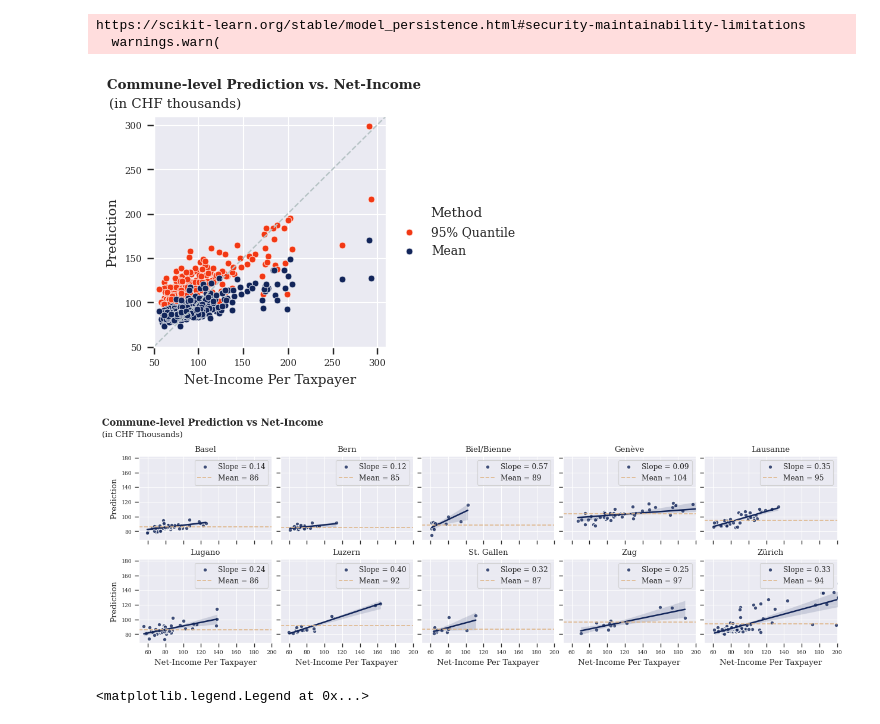
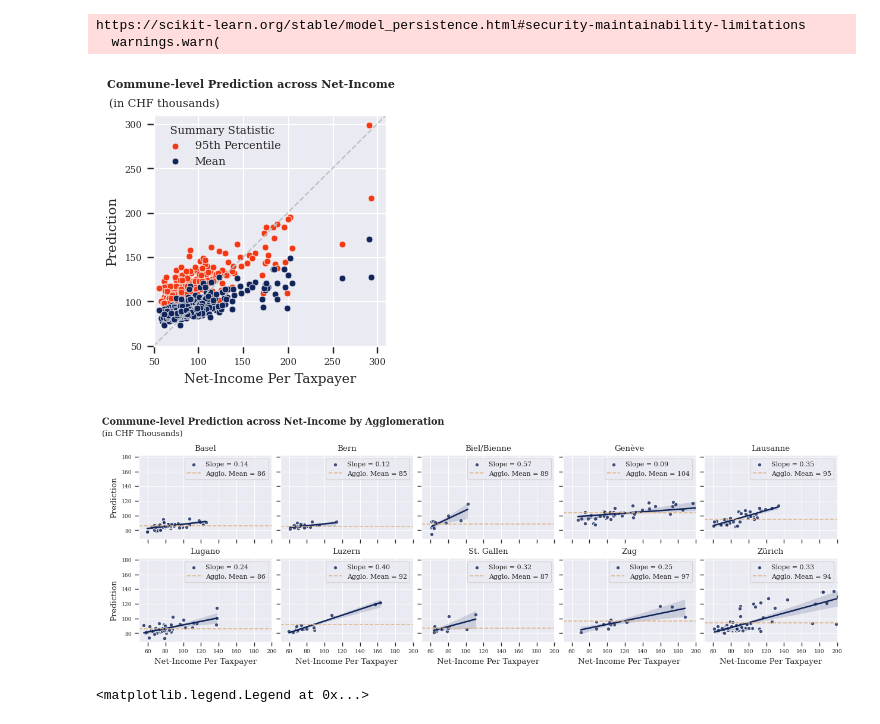
Before and after one commit to AdamSwietek/LUP_VisualCapital, a Jupyter notebook: notebooks/explore/explore_model_error.ipynb, the cells around one changed output. Drawn from its saved outputs; the diff is of its cells as text; code cells hidden in the pictures.

```diff
--- a/notebooks/explore/explore_model_error.ipynb
+++ b/notebooks/explore/explore_model_error.ipynb
@@ -17,8 +17,11 @@ sns.set_style('darkgrid')
 sns.set_context("paper", font_scale = 1)
 
 plt.rc('font', family='serif')
+
 plt.rc('xtick', labelsize='x-small')
 plt.rc('ytick', labelsize='x-small')
+plt.rc('legend', title_fontsize='small', fontsize='small')
+
 
 plt.rcParams['svg.fonttype'] = 'none'
 # %%
@@ -86,41 +89,40 @@ f, ax = plt.subplots(figsize = (3,3))
 
 sns.scatterplot(data = dfcomm, ax = ax,
             x = 'net_income_ptp', y = '95%',
             color = color_palette[2],#wesanderson.Zissou_5.mpl_colors[2],
             edgecolor="white",
             # alpha = .75,
-            label = '95% Quantile')
+            label = '95th Percentile')
 sns.scatterplot(data = dfcomm, ax = ax,
             x = 'net_income_ptp', y = 'mean',
             color = color_palette[1],#wesanderson.Zissou_5.mpl_colors[1],
             edgecolor="white",
             # alpha = .75,
             label = 'Mean')
 
-sns.move_legend(ax, "center left",frameon = False, title = 'Method', bbox_to_anchor=(1,.5))
+sns.move_legend(ax, "upper left", frameon = False, title = 'Summary Statistic', fontsize = 'small')
 
-
-ax.set_xlabel("Net-Income Per Taxpayer")
-ax.set_ylabel('Prediction')
+ax.set_xlabel("Net-Income Per Taxpayer", fontsize = 'medium')
+ax.set_ylabel('Prediction', fontsize = 'medium')
 
 # ax.yaxis.grid(color='lightgrey', linestyle='dashed', lw = .5)
 # ax.xaxis.grid(color='lightgrey', linestyle='dashed', lw = .5)
 
 # sns.despine(left=False,top=True,right = True, bottom=False)
 # ax.spines[['left','bottom']].set_linewidth(1.1)
 
-ax.set_title('Commune-level Prediction vs. Net-Income',loc = 'left', x = -.2,wrap = True,fontweight = 'bold', pad = 20)
-ax.text(s = '(in CHF thousands)', x= 0,y =320 )
+ax.set_title('Commune-level Prediction across Net-Income',loc = 'left', x = -.2,wrap = True, fontsize = 'small', fontweight = 'bold', pad = 20)
+ax.text(s = '(in CHF thousands)', x= 0,y =320,fontsize = 'small')
 
 ax.tick_params(axis = 'both', which = 'major', bottom=True, left = True)
 
 ax.axline((50,50), slope = 1, color = color_palette[4], ls = 'dashed', lw = 1)
 ax.set_ylim(50,310)
 ax.set_xlim(50,310)
 
 plt.savefig('../../../LUP_VisualCapital/figs/fig2_ch_commune_aggregated.pdf',bbox_inches = 'tight')
 # %% [output]
-[figure, old version]
+[figure, new version]
 # %%
 g = sns.lmplot(data = dfcomm.reset_index().dropna(), col='Agglo_Name', col_wrap=5, height = 2, aspect = 1.25,
             x = 'net_income_ptp', y = 'mean',
@@ -132,24 +134,25 @@ for ax, feature in zip(g.axes.flat, g.col_names):
     slope, intercept, r_value, p_value, std_err = sp.stats.linregress(x=df['net_income_ptp'], y = df['mean'])
 
     # r, pvalue = scipy.stats.pearsonr(df['net_income_ptp'], df['mean'])
-    ax.axhline(mn, ls='--', c= color_palette[3], label = f'Mean = {mn:.0f}')
+    ax.axhline(mn, ls='--', c= color_palette[3], label = f'Agglo. Mean = {mn:.0f}')
     ax.collections[0].set_label(f'Slope = {slope:.2f}')
+
     # ax.text(s = f'Mean = {mn:.2f}', x = 100,y = 150, color = color_palette[3])
 
-    ax.legend()
+    ax.legend(loc = 0)
 # annotate
 g.set_titles("{col_name}")
 g.set(xlim=(50, 200))
 g.set_axis_labels(y_var = 'Prediction', x_var = 'Net-Income Per Taxpayer')
 g.tick_params(axis = 'both', bottom = True, left = True)
-g.fig.suptitle('Commune-level Prediction vs Net-Income', x = 0, y = 1.08,fontweight = 'bold', ha = 'left')
+g.fig.suptitle('Commune-level Prediction across Net-Income by Agglomeration', fontsize = 'large',x = 0, y = 1.08,fontweight = 'bold', ha = 'left')
 g.fig.text(x=0, y=1.0, s="(in CHF Thousands)")
 # _ = g.map_dataframe(annotate)
 
 # plt.tight_layout()
 plt.savefig('../../../LUP_VisualCapital/figs/fig3_agglo_pred_v_income.pdf',bbox_inches = 'tight')
 # %% [output]
-[figure, old version]
+[figure, new version]
 # %%
 f, ax = plt.subplots(figsize=(3, 3))
 
```
Also changed, not shown: parts of 6 cells of this notebook, 12 other files.
